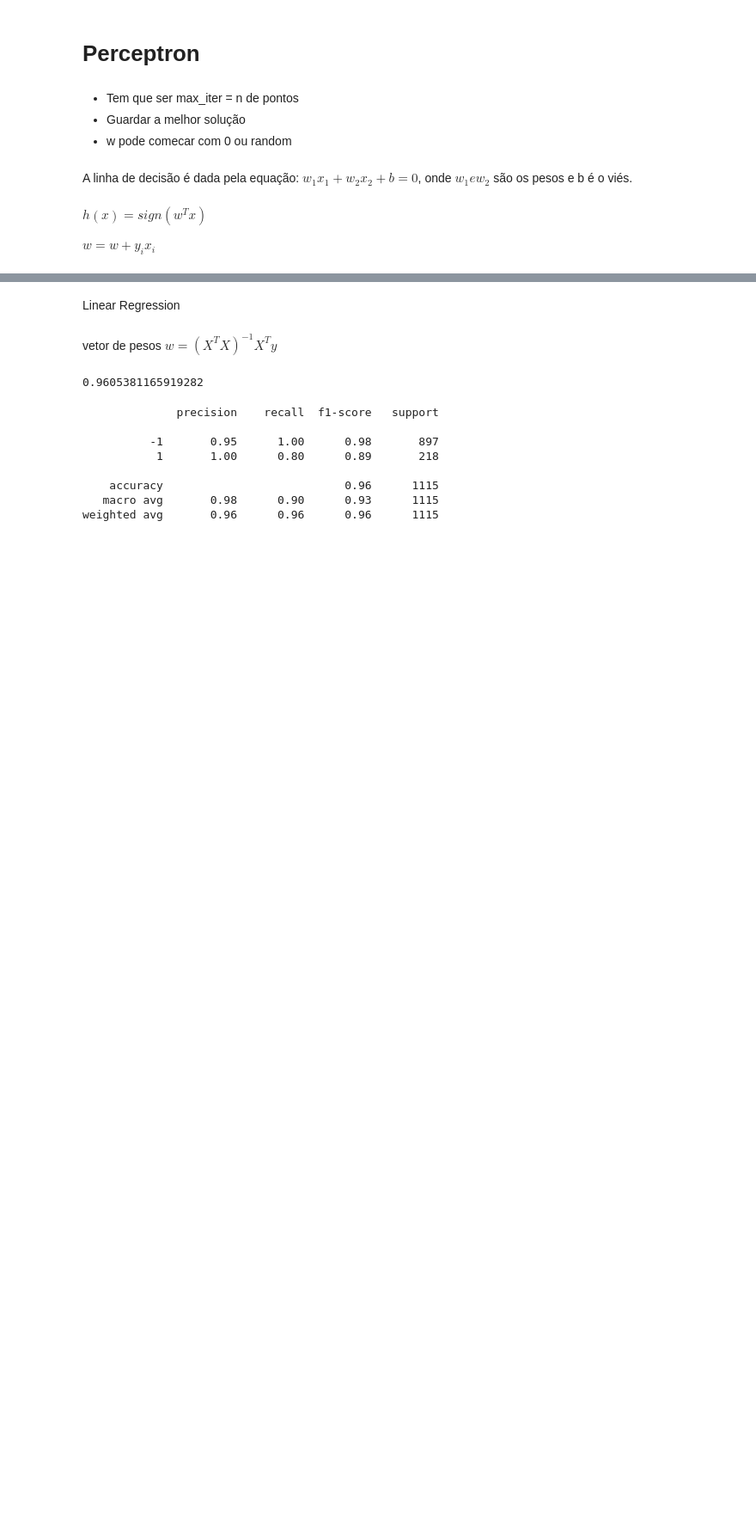
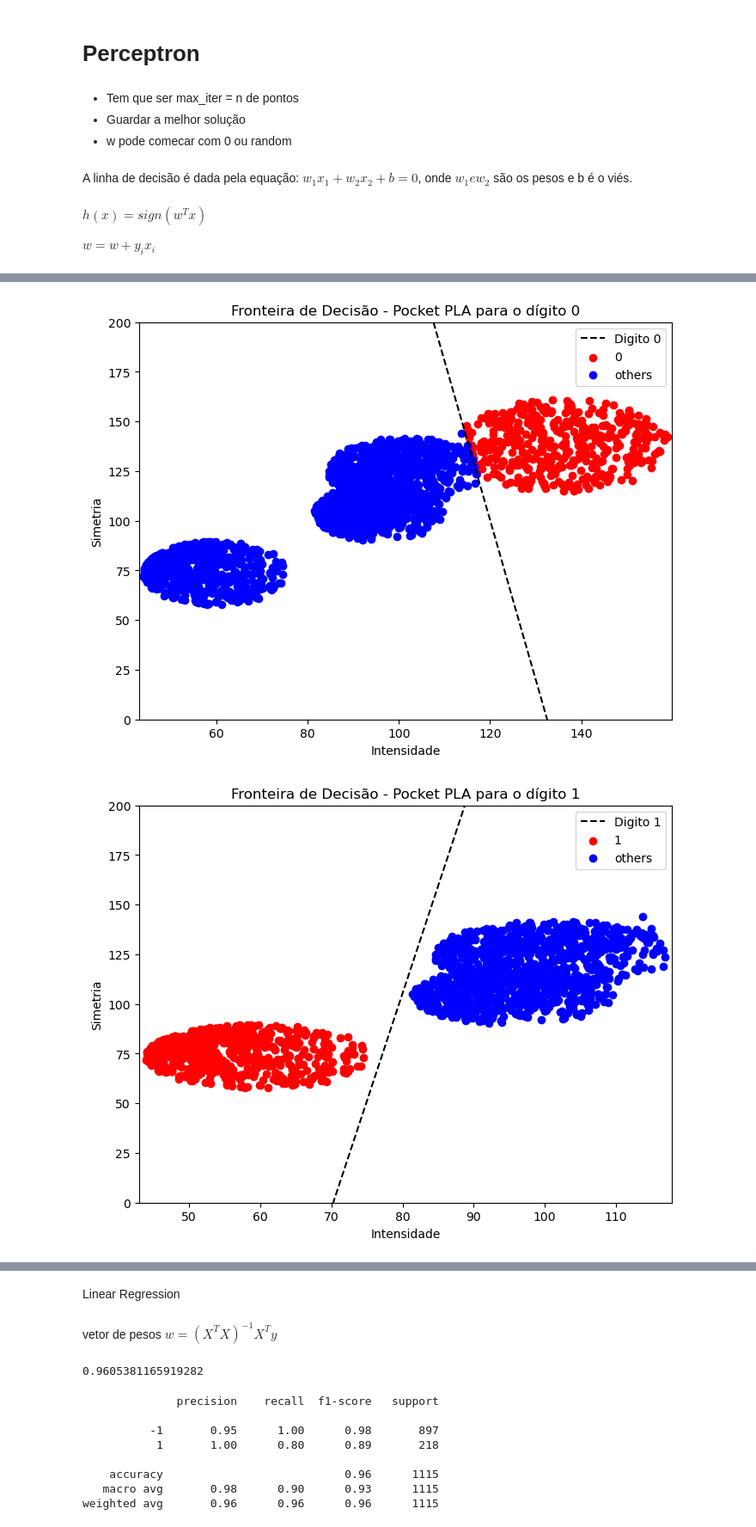
Before and after one commit to adriel1ft/reconhecimento_padroes, a Jupyter notebook: 1xtodos_adriel.ipynb, the cells around one changed output, grey strips where cells are left out. Shown at 86% size. Saved outputs shown, nothing was run; the diff lists cells and outputs as text; code cells hidden in the pictures; blank space fills up the shorter version.

```diff
--- a/1xtodos_adriel.ipynb
+++ b/1xtodos_adriel.ipynb
@@ -103,6 +82,0 @@ array([ 1,  1,  1, ..., -1, -1, -1])
-# %%
-X_test = np.array(X_test)
-y_test = np.array(y_test)
-y_test_transformed = np.where(y_test == 0, 1, -1) # 1 onde é 0 e -1 onde é 5
-y_pred = PLA.predict(X_test)
-#y_pred
@@ -150,0 +233,43 @@ plt.show()
+# %%
+def classificar_sequencialmente(digitos, X_train, y_train_initial):
+    """
+    Classifica sequencialmente os dígitos usando Pocket PLA, preservando os índices do X_train original.
+    Retorna um dicionário com os resultados das previsões para cada dígito.
+    """
+    resultados = {}  # Para armazenar resultados
+    indices_restantes = np.arange(X_train.shape[0])  # Iniciar com todos os índices
+
+    for digito in digitos:
+        # Gerar y_train binarizado para o dígito atual
+        y_train_bin = classe_digito(digito, y_train_initial[indices_restantes])
+
+        # Inicializar e treinar o modelo para o dígito atual
+        PLA = PocketPla(2000000)
+        PLA.fit(X_train[indices_restantes], y_train_bin)
+
+        # Fazer a predição
+        y_pred = PLA.predict(X_train[indices_restantes])
+
+        # Armazenar os resultados no dicionário
+        resultados[digito] = {
+            "modelo": PLA,
+            "y_pred": y_pred,
+            "indices": indices_restantes
+        }
+        # Plotar a fronteira de decisão para o dígito atual
+        PLA.plot_decision_boundary(X_train[indices_restantes], y_pred, digito)
+        # Atualizar os índices restantes para o próximo ciclo (mantendo apenas os que não foram classificados como 1)
+        indices_restantes = indices_restantes[np.where(y_pred == -1)[0]]
+
+
+
+    return resultados
+
+# Lista de dígitos que você deseja classificar
+digitos = [0,1,4]
+
+# Chamar a função automatizada
+resultados = classificar_sequencialmente(digitos, X_train, y_train_initial)
+# %% [output]
+[figure, added]
+[figure, added]
```
Also changed, not shown: parts of 34 cells of this notebook.
